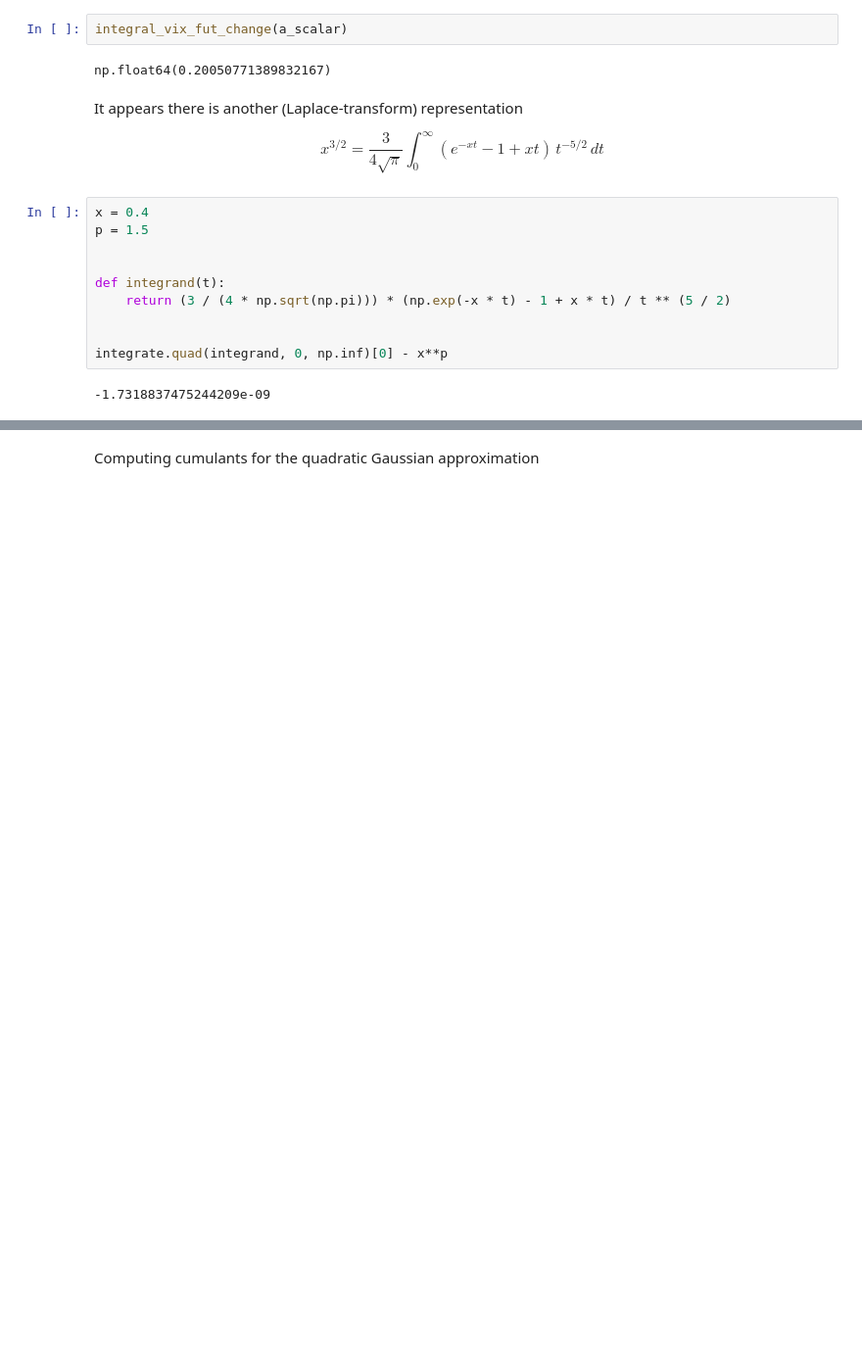
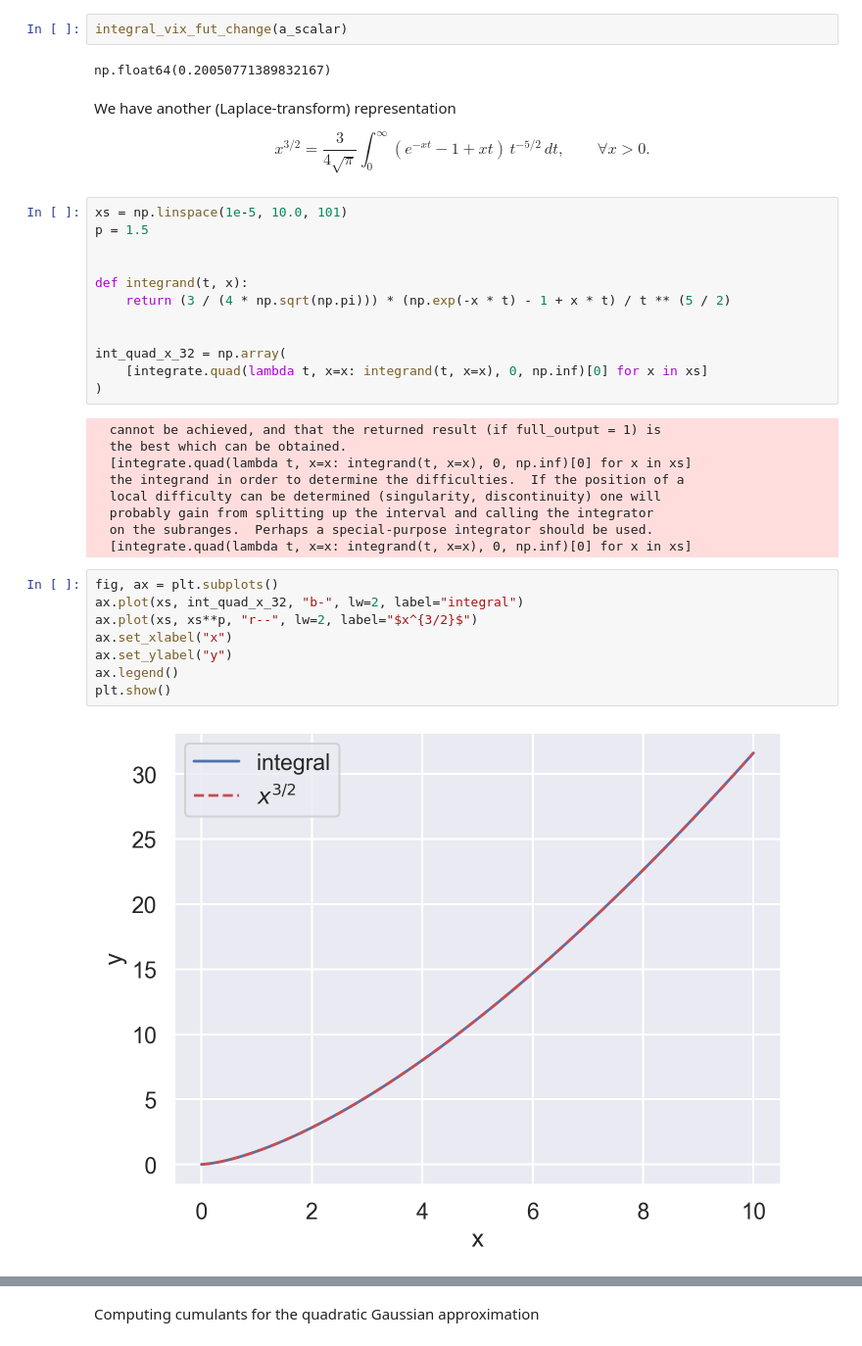
Before and after one commit to jgatheral/QuadraticRoughHeston, a Jupyter notebook: vix_approx.ipynb, the cells around one changed output, grey strips where cells are left out. Shown at 98% size. Cells and saved outputs as stored; diff of their text form; blank space fills up the shorter version.

```diff
--- a/vix_approx.ipynb
+++ b/vix_approx.ipynb
@@ -453,23 +457,43 @@ integral_vix_fut_change(a_scalar)
 # %% [output]
 np.float64(0.20050771389832167)
 # %% [markdown]
-It appears there is another (Laplace-transform) representation
+We have another (Laplace-transform) representation
 
 $$
-x^{3/2} = \frac{3}{4\sqrt{\pi}} \int_0^\infty (e^{-x t} -1 + x t) \, t^{-5/2} \, dt
+x^{3/2} = \frac{3}{4\sqrt{\pi}} \int_0^\infty (e^{-x t} -1 + x t) \, t^{-5/2} \, dt,
+\qquad \forall x > 0.
 $$
 # %%
-x = 0.4
+xs = np.linspace(1e-5, 10.0, 101)
 p = 1.5
 
 
-def integrand(t):
+def integrand(t, x):
     return (3 / (4 * np.sqrt(np.pi))) * (np.exp(-x * t) - 1 + x * t) / t ** (5 / 2)
 
 
-integrate.quad(integrand, 0, np.inf)[0] - x**p
+int_quad_x_32 = np.array(
+    [integrate.quad(lambda t, x=x: integrand(t, x=x), 0, np.inf)[0] for x in xs]
+)
 # %% [output]
--1.7318837475244209e-09
+  cannot be achieved, and that the returned result (if full_output = 1) is
+  the best which can be obtained.
+  [integrate.quad(lambda t, x=x: integrand(t, x=x), 0, np.inf)[0] for x in xs]
+  the integrand in order to determine the difficulties.  If the position of a
+  local difficulty can be determined (singularity, discontinuity) one will
+  probably gain from splitting up the interval and calling the integrator
+  on the subranges.  Perhaps a special-purpose integrator should be used.
+  [integrate.quad(lambda t, x=x: integrand(t, x=x), 0, np.inf)[0] for x in xs]
+# %%
+fig, ax = plt.subplots()
+ax.plot(xs, int_quad_x_32, "b-", lw=2, label="integral")
+ax.plot(xs, xs**p, "r--", lw=2, label="$x^{3/2}$")
+ax.set_xlabel("x")
+ax.set_ylabel("y")
+ax.legend()
+plt.show()
+# %% [output]
+[figure, added]
 # %% [markdown]
 Trying with Gauss-Laguerre quadrature
 
```
Also changed, not shown: parts of 27 cells of this notebook.
